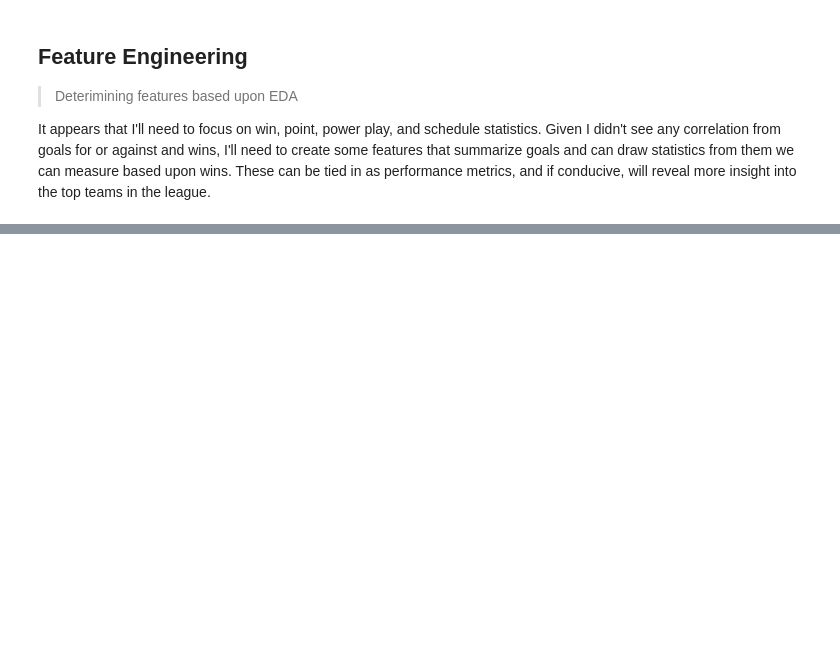
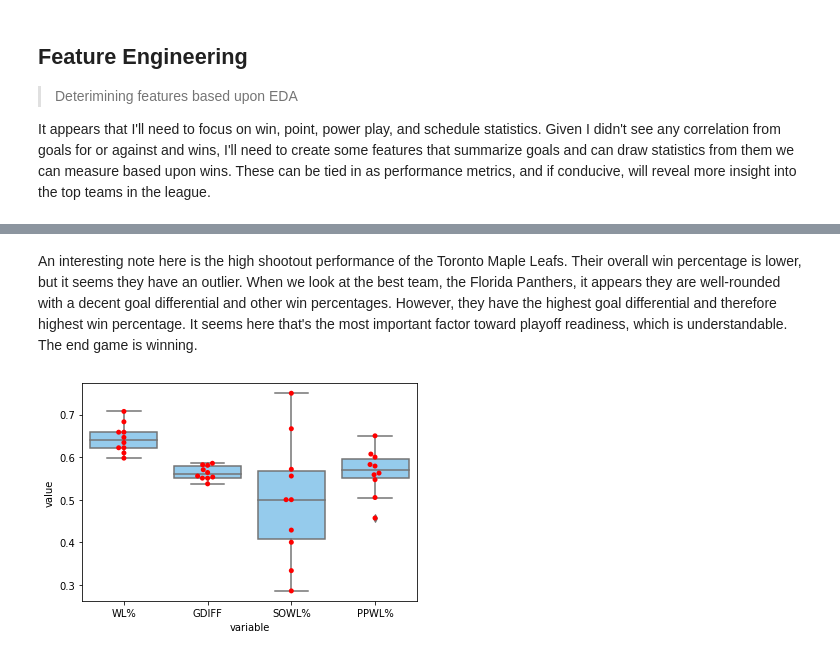
Before and after one commit to RyanSchraeder/StanleyCupPredictions, a Jupyter notebook: notebooks/model.ipynb, the cells around one changed output, grey strips where cells are left out. Saved outputs shown, nothing was run; the diff lists cells and outputs as text; code cells hidden in the pictures; blank space fills up the shorter version.

```diff
--- a/notebooks/model.ipynb
+++ b/notebooks/model.ipynb
@@ -121,0 +191,7 @@ _Here, I created:_
+# %%
+avg = []
+for i, j in winners.iloc[:,2:].iterrows():
+    avg.append(j.mean())
+
+winners.avg_overall = avg
+winners.sort_values('avg_overall', ascending=False)
@@ -121,0 +211,10 @@ _Here, I created:_
+# %% [markdown]
+An interesting note here is the high shootout performance of the Toronto Maple Leafs. Their overall win percentage is lower, but it seems they have an outlier. When we look at the best team, the Florida Panthers, it appears they are well-rounded with a decent goal differential and other win percentages. However, they have the highest goal differential and therefore highest win percentage. It seems here that's the most important factor toward playoff readiness, which is understandable. The end game is winning.
+# %%
+winners = pd.melt(winners.reset_index(), id_vars=['Rk'], value_vars=['WL%', 'GDIFF', 'SOWL%', 'PPWL%'])
+winners.columns
+
+ax = sns.boxplot(x='variable', y='value', data=winners, color='lightskyblue')
+ax = sns.swarmplot(x='variable', y='value', data=winners, color='red')
+# %% [output]
+[figure, added]
```
Also changed, not shown: parts of 21 cells of this notebook, 2 other files.
